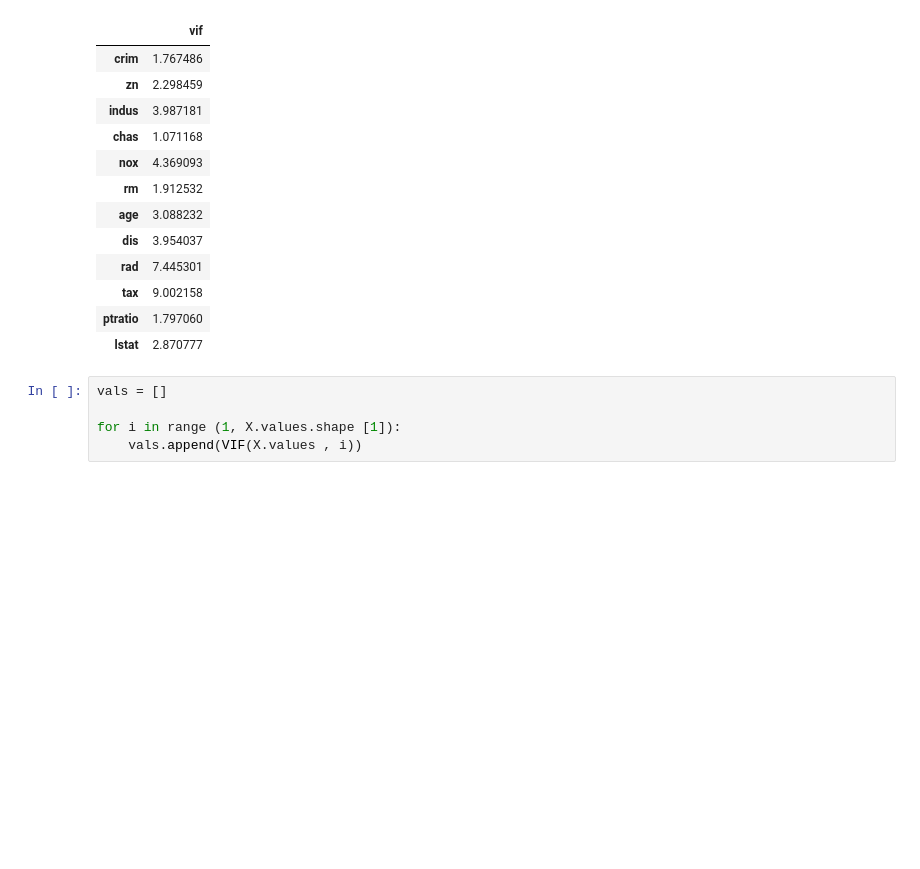
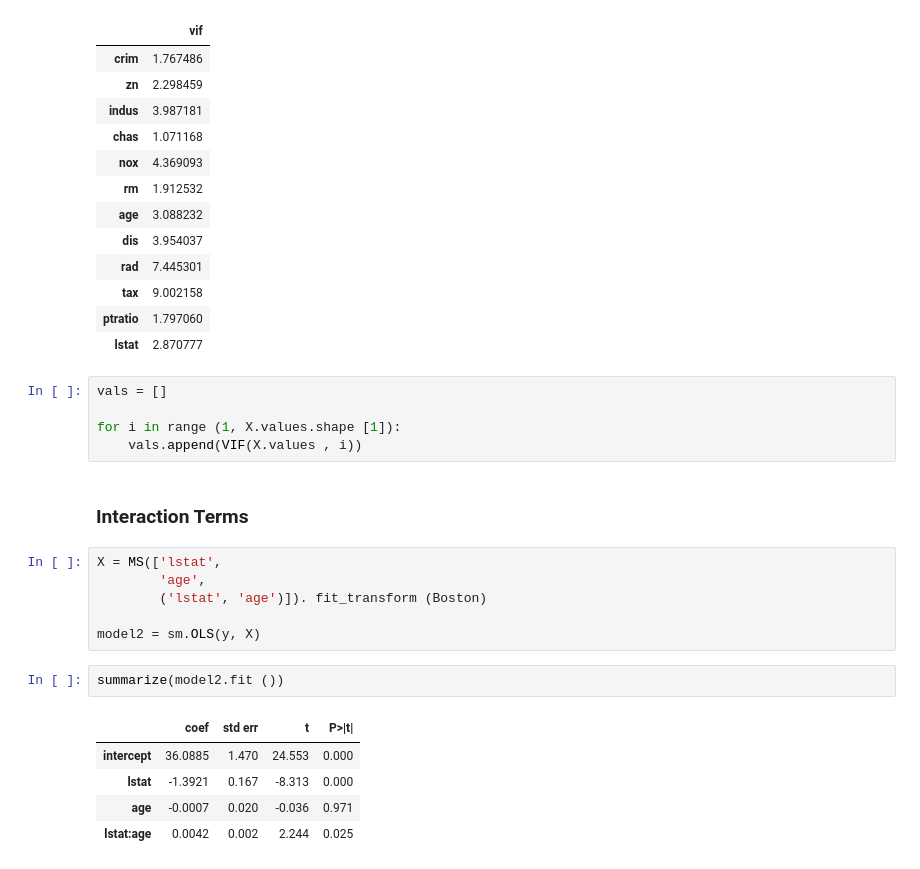
Before and after one commit to joakor89/An-Introduction-to-Statistical-Learning, a Jupyter notebook: chap_03/03_LR.ipynb, the cells around one changed output. Drawn from its saved outputs; the diff is of its cells as text; blank space fills up the shorter version.

Commit message:
Interaction Terms

```diff
--- a/chap_03/03_LR.ipynb
+++ b/chap_03/03_LR.ipynb
@@ -332,3 +332,19 @@ vals = []
 
 for i in range (1, X.values.shape [1]):
     vals.append(VIF(X.values , i))
+# %% [markdown]
+### Interaction Terms
+# %%
+X = MS(['lstat',
+        'age',
+        ('lstat', 'age')]). fit_transform (Boston)
+
+model2 = sm.OLS(y, X)
+# %%
+summarize(model2.fit ())
+# %% [output]
+|  | coef | std err | t | P>|t| |
+| intercept | 36.0885 | 1.470 | 24.553 | 0.000 |
+| lstat | -1.3921 | 0.167 | -8.313 | 0.000 |
+| age | -0.0007 | 0.020 | -0.036 | 0.971 |
+| lstat:age | 0.0042 | 0.002 | 2.244 | 0.025 |
```
